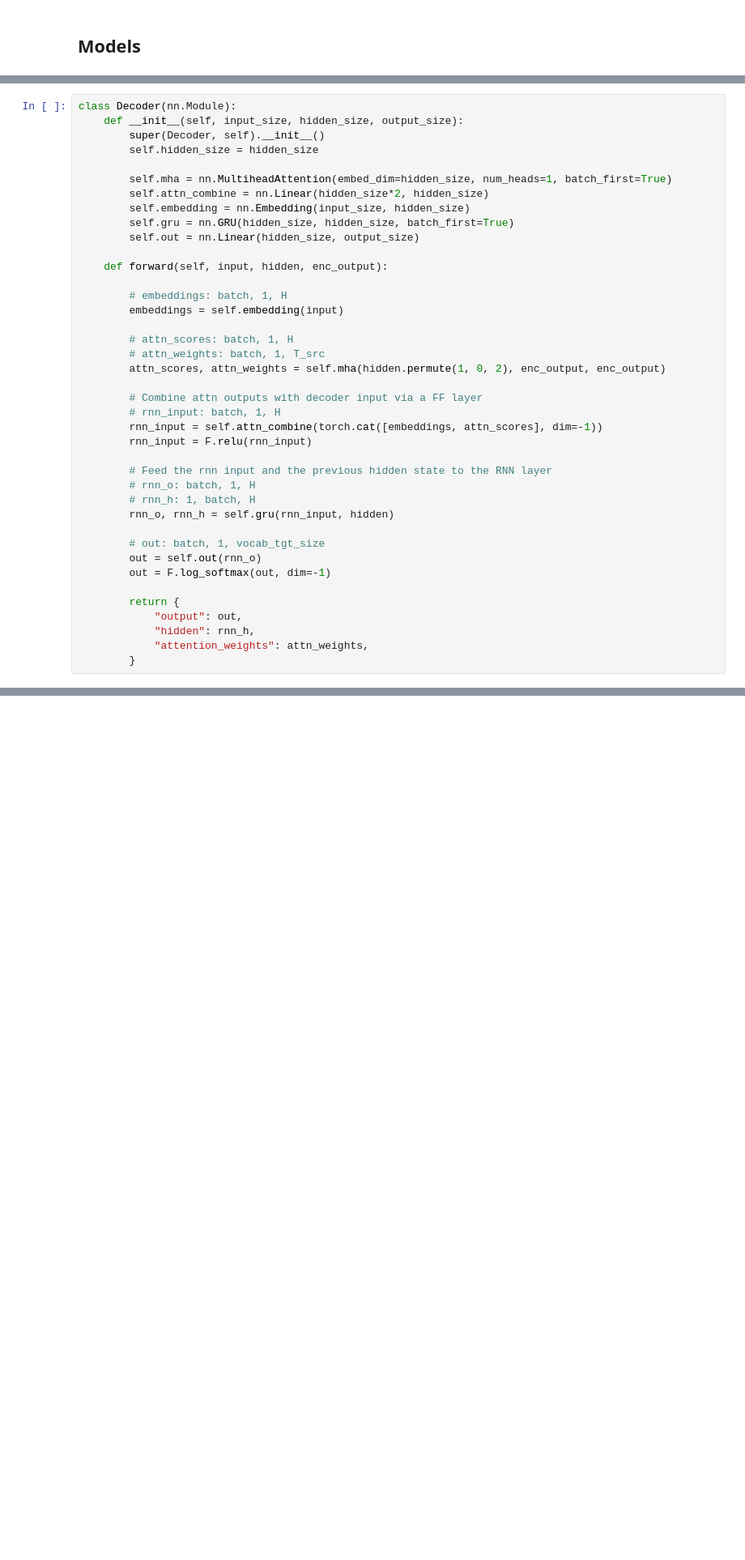
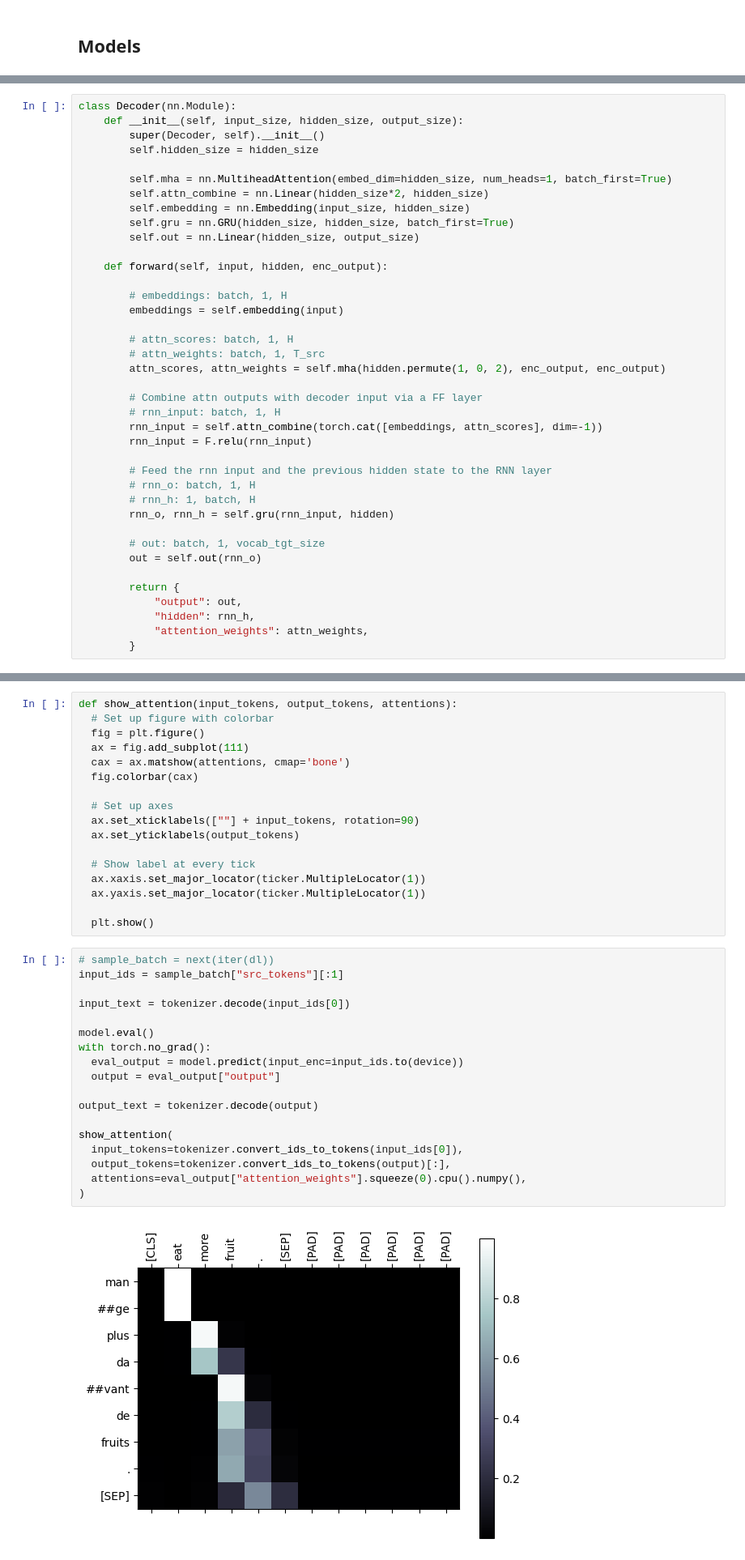
Before and after one commit to Calcifer777/learn-nlp, a Jupyter notebook: custom_nmt.ipynb, the cells around one changed output, grey strips where cells are left out. Shown at 81% size. Drawn from its saved outputs; the diff is of its cells as text; blank space fills up the shorter version.

```diff
--- a/custom_nmt.ipynb
+++ b/custom_nmt.ipynb
@@ -155,7 +156,6 @@ class Decoder(nn.Module):
 
         # out: batch, 1, vocab_tgt_size
         out = self.out(rnn_o)
-        out = F.log_softmax(out, dim=-1)
 
         return {
             "output": out,
@@ -259,0 +400,37 @@ torch.Size([8, 17, 30522])
+# %%
+def show_attention(input_tokens, output_tokens, attentions):
+  # Set up figure with colorbar
+  fig = plt.figure()
+  ax = fig.add_subplot(111)
+  cax = ax.matshow(attentions, cmap='bone')
+  fig.colorbar(cax)
+
+  # Set up axes
+  ax.set_xticklabels([""] + input_tokens, rotation=90)
+  ax.set_yticklabels(output_tokens)
+
+  # Show label at every tick
+  ax.xaxis.set_major_locator(ticker.MultipleLocator(1))
+  ax.yaxis.set_major_locator(ticker.MultipleLocator(1))
+
+  plt.show()
+# %%
+# sample_batch = next(iter(dl))
+input_ids = sample_batch["src_tokens"][:1]
+
+input_text = tokenizer.decode(input_ids[0])
+
+model.eval()
+with torch.no_grad():
+  eval_output = model.predict(input_enc=input_ids.to(device))
+  output = eval_output["output"]
+
+output_text = tokenizer.decode(output)
+
+show_attention(
+  input_tokens=tokenizer.convert_ids_to_tokens(input_ids[0]),
+  output_tokens=tokenizer.convert_ids_to_tokens(output)[:],
+  attentions=eval_output["attention_weights"].squeeze(0).cpu().numpy(),
+)
+# %% [output]
+[figure, added]
```
Also changed, not shown: parts of 28 cells of this notebook.
